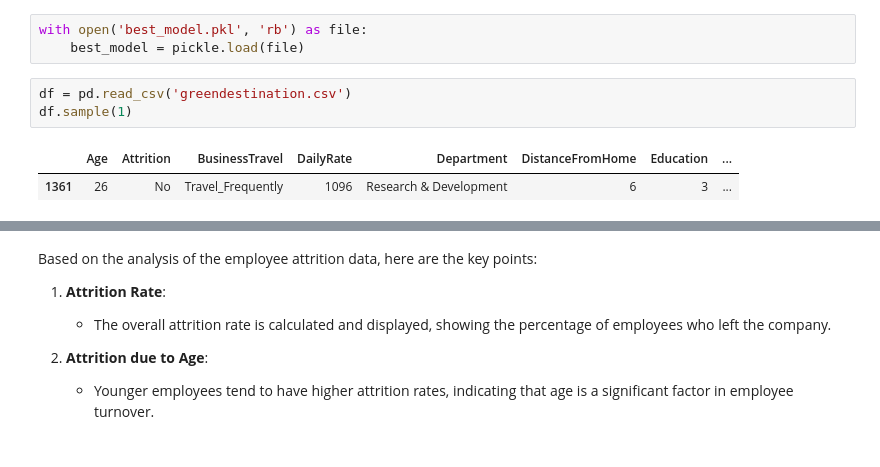
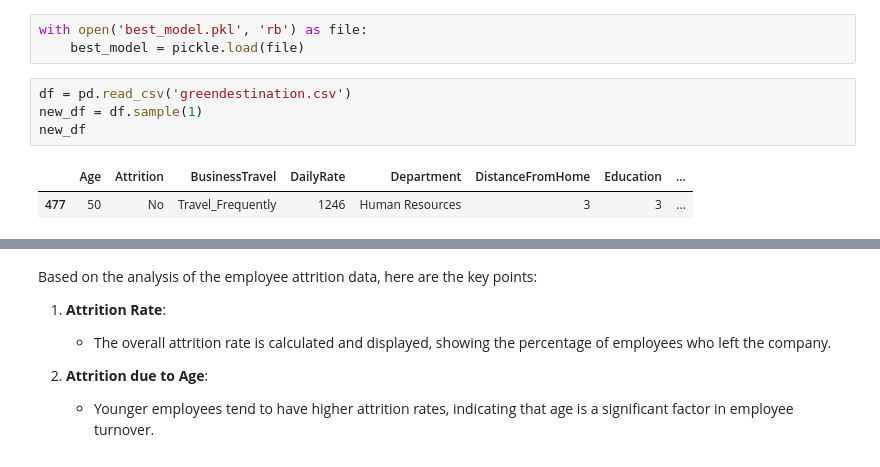
Before and after one commit to KalyaniBRay/Unified_Mentor-Data_Analyst, a Jupyter notebook: Green_Destination/green_destination.ipynb, the cells around one changed output, grey strips where cells are left out. Saved outputs shown, nothing was run; the diff lists cells and outputs as text.

```diff
--- a/Green_Destination/green_destination.ipynb
+++ b/Green_Destination/green_destination.ipynb
@@ -597,10 +597,11 @@ with open('best_model.pkl', 'rb') as file:
 	best_model = pickle.load(file)
 # %%
 df = pd.read_csv('greendestination.csv')
-df.sample(1)
+new_df = df.sample(1)
+new_df
 # %% [output]
 |  | Age | Attrition | BusinessTravel | DailyRate | Department | DistanceFromHome | Education | ... |
-| 1361 | 26 | No | Travel_Frequently | 1096 | Research & Development | 6 | 3 | ... |
+| 477 | 50 | No | Travel_Frequently | 1246 | Human Resources | 3 | 3 | ... |
 # %%
 import pickle
 
```
Also changed, not shown: parts of 5 cells of this notebook.
